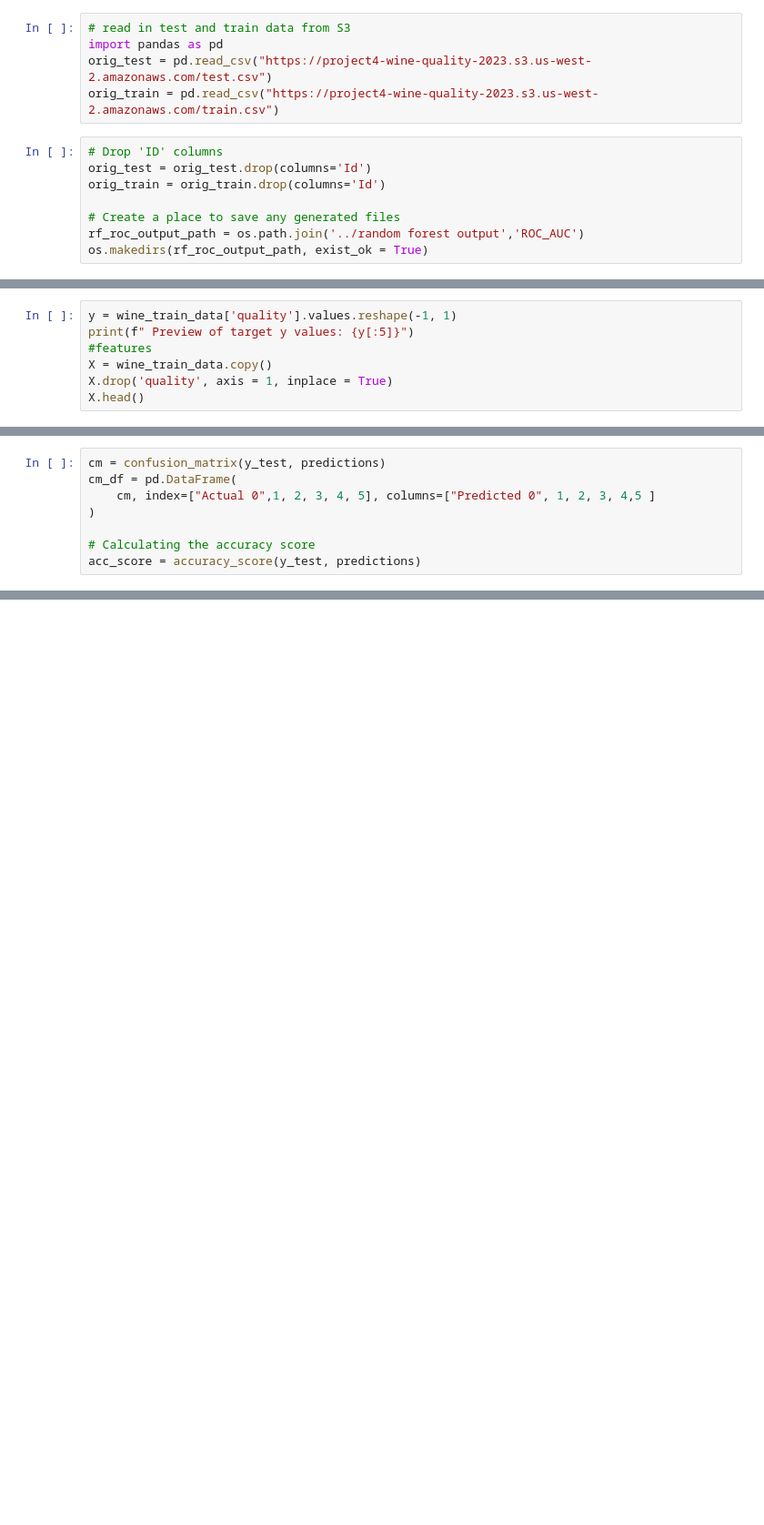
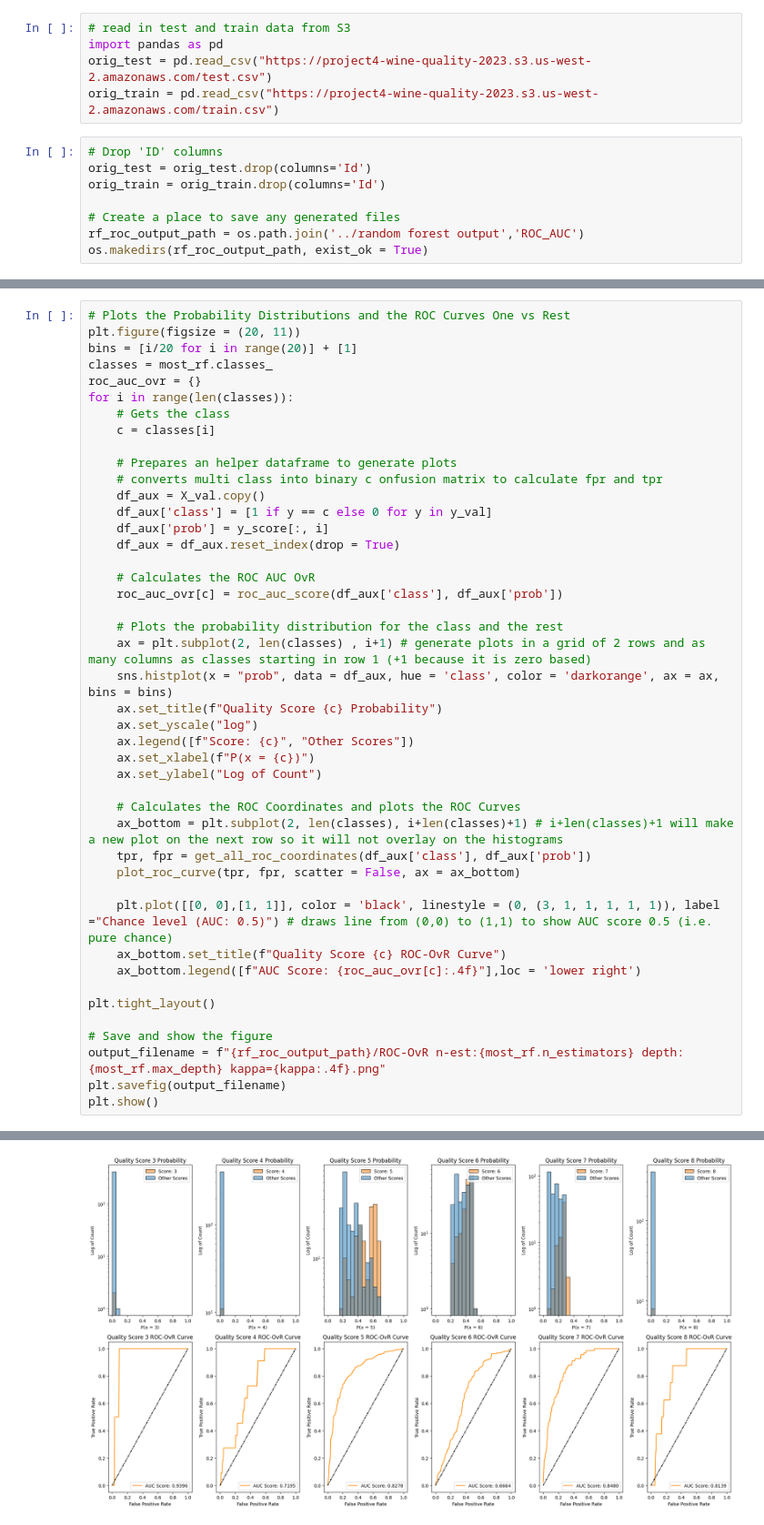
Before and after one commit to Nicholas-Simpson/Project-4, a Jupyter notebook: Wine_Random_Forest_ROC_plot.ipynb, the cells around one changed output, grey strips where cells are left out. Shown: that part at 91% size. Cells and saved outputs as stored; diff of their text form; blank space fills up the shorter version.

```diff
--- a/Wine_Random_Forest_ROC_plot.ipynb
+++ b/Wine_Random_Forest_ROC_plot.ipynb
@@ -133,7 +97,0 @@ Number of values in the training data:
-# %%
-y = wine_train_data['quality'].values.reshape(-1, 1)
-print(f" Preview of target y values: {y[:5]}")
-#features
-X = wine_train_data.copy()
-X.drop('quality', axis = 1, inplace = True)
-X.head()
@@ -174,8 +97,0 @@ predictions = rf_model.predict(X_test_scaled)
-# %%
-cm = confusion_matrix(y_test, predictions)
-cm_df = pd.DataFrame(
-    cm, index=["Actual 0",1, 2, 3, 4, 5], columns=["Predicted 0", 1, 2, 3, 4,5 ]
-)
-
-# Calculating the accuracy score
-acc_score = accuracy_score(y_test, predictions)
@@ -292,0 +212,45 @@ array([3, 3, 3, 2, 4, 2, 3, 3, 2, 2, 2, 2, 3, 3, 2, 3, 3, 3, 3, 2, 4, 3,
+# %%
+# Plots the Probability Distributions and the ROC Curves One vs Rest
+plt.figure(figsize = (20, 11))
+bins = [i/20 for i in range(20)] + [1]
+classes = most_rf.classes_
+roc_auc_ovr = {}
+for i in range(len(classes)):
+    # Gets the class
+    c = classes[i]
+
+    # Prepares an helper dataframe to generate plots
+    # converts multi class into binary c onfusion matrix to calculate fpr and tpr
+    df_aux = X_val.copy()
+    df_aux['class'] = [1 if y == c else 0 for y in y_val]
+    df_aux['prob'] = y_score[:, i]
+    df_aux = df_aux.reset_index(drop = True)
+
+    # Calculates the ROC AUC OvR
+    roc_auc_ovr[c] = roc_auc_score(df_aux['class'], df_aux['prob'])
+
+    # Plots the probability distribution for the class and the rest
+    ax = plt.subplot(2, len(classes) , i+1) # generate plots in a grid of 2 rows and as many columns as classes starting in row 1 (+1 because it is zero based)
+    sns.histplot(x = "prob", data = df_aux, hue = 'class', color = 'darkorange', ax = ax, bins = bins)
+    ax.set_title(f"Quality Score {c} Probability")
+    ax.set_yscale("log")
+    ax.legend([f"Score: {c}", "Other Scores"])
+    ax.set_xlabel(f"P(x = {c})")
+    ax.set_ylabel("Log of Count")
+
+    # Calculates the ROC Coordinates and plots the ROC Curves
+    ax_bottom = plt.subplot(2, len(classes), i+len(classes)+1) # i+len(classes)+1 will make a new plot on the next row so it will not overlay on the histograms
+    tpr, fpr = get_all_roc_coordinates(df_aux['class'], df_aux['prob'])
+    plot_roc_curve(tpr, fpr, scatter = False, ax = ax_bottom)
+
+    plt.plot([[0, 0],[1, 1]], color = 'black', linestyle = (0, (3, 1, 1, 1, 1, 1)), label ="Chance level (AUC: 0.5)") # draws line from (0,0) to (1,1) to show AUC score 0.5 (i.e. pure chance)
+    ax_bottom.set_title(f"Quality Score {c} ROC-OvR Curve")
+    ax_bottom.legend([f"AUC Score: {roc_auc_ovr[c]:.4f}"],loc = 'lower right')
+
+plt.tight_layout()
+
+# Save and show the figure
+output_filename = f"{rf_roc_output_path}/ROC-OvR n-est:{most_rf.n_estimators} depth:{most_rf.max_depth} kappa={kappa:.4f}.png"
+plt.savefig(output_filename)
+plt.show()
+# %% [output]
@@ -292,0 +258 @@ array([3, 3, 3, 2, 4, 2, 3, 3, 2, 2, 2, 2, 3, 3, 2, 3, 3, 3, 3, 2, 4, 3,
+[figure, added]
```
Also changed, not shown: parts of 29 cells of this notebook, 8 other files.
